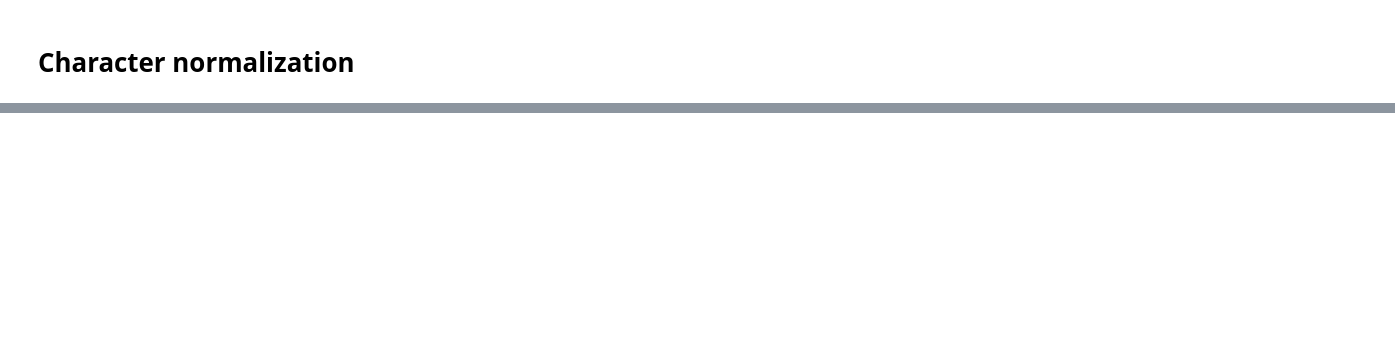
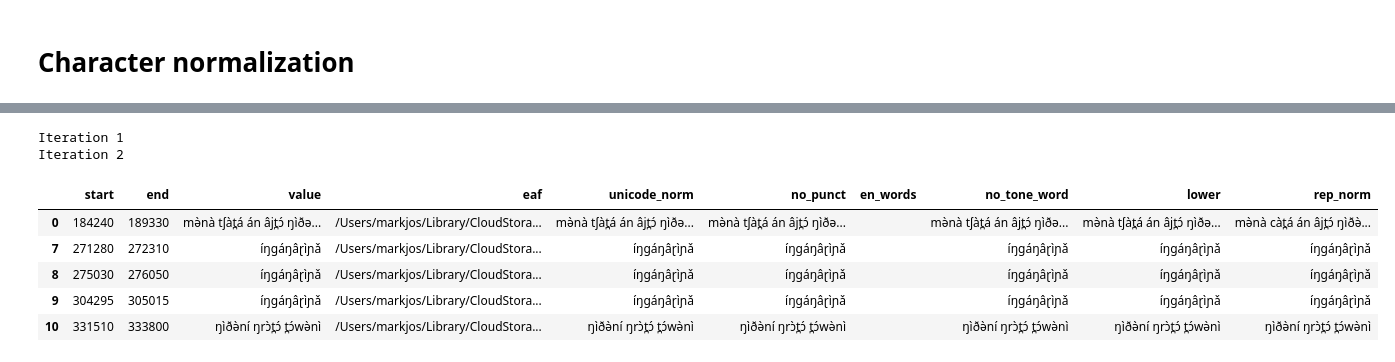
Before and after one commit to markjosims/malachor5, a Jupyter notebook: notebooks/tira_asr_dataset.ipynb, the cells around one changed output, grey strips where cells are left out. Drawn from its saved outputs; the diff is of its cells as text; code cells hidden in the pictures; blank space fills up the shorter version.

```diff
--- a/notebooks/tira_asr_dataset.ipynb
+++ b/notebooks/tira_asr_dataset.ipynb
@@ -212,3 +217,6 @@ df_noeng[df_noeng['no_tone_word'].apply(has_upper)]
 | 20316 | 1102611 | 1104727 | ŋnɔ̀nɔ́ Kúkù | /Users/markjos/Library/CloudStora... | ŋnɔ̀nɔ́ Kúkù | ŋnɔ̀nɔ́ Kúkù |  | ŋnɔ̀nɔ́ Kúkù |
 | 20324 | 1263610 | 1265059 | ŋáð Kúkû nɔ̀nà | /Users/markjos/Library/CloudStora... | ŋáð Kúkû nɔ̀nà | ŋáð Kúkû nɔ̀nà |  | ŋáð Kúkû nɔ̀nà |
 | 20325 | 1267190 | 1269206 | ŋǎð Kúkû nɔ̀nà | /Users/markjos/Library/CloudStora... | ŋǎð Kúkû nɔ̀nà | ŋǎð Kúkû nɔ̀nà |  | ŋǎð Kúkû nɔ̀nà |
+# %%
+df_noeng['lower']=df_noeng['no_tone_word'].apply(str.lower)
+df_noeng.head()
@@ -218,0 +349,22 @@ df_noeng[df_noeng['no_tone_word'].apply(has_upper)]
+# %%
+def make_reps(s):
+    for k, v in reps.items():
+        s = s.replace(k, v)
+    return s
+contains_rep_char = lambda s: any(c in reps.keys() for c in s)
+df_noeng['rep_norm'] = df_noeng['lower']
+i=0
+while True in df_noeng['rep_norm'].apply(contains_rep_char).value_counts():
+    i+=1
+    print("Iteration", i)
+    df_noeng['rep_norm']=df_noeng['rep_norm'].apply(make_reps)
+df_noeng.head()
+# %% [output]
+Iteration 1
+Iteration 2
+|  | start | end | value | eaf | unicode_norm | no_punct | en_words | no_tone_word | lower | rep_norm |
+| 0 | 184240 | 189330 | mə̀nà tʃàt̪á án âjt̪ɔ́ ŋìðə... | /Users/markjos/Library/CloudStora... | mə̀nà tʃàt̪á án âjt̪ɔ́ ŋìðə... | mə̀nà tʃàt̪á án âjt̪ɔ́ ŋìðə... |  | mə̀nà tʃàt̪á án âjt̪ɔ́ ŋìðə... | mə̀nà tʃàt̪á án âjt̪ɔ́ ŋìðə... | mə̀nà càt̪á án âjt̪ɔ́ ŋìðə̀... |
+| 7 | 271280 | 272310 | íŋgáŋâɽìɲǎ | /Users/markjos/Library/CloudStora... | íŋgáŋâɽìɲǎ | íŋgáŋâɽìɲǎ |  | íŋgáŋâɽìɲǎ | íŋgáŋâɽìɲǎ | íŋgáŋâɽìɲǎ |
+| 8 | 275030 | 276050 | íŋgáŋâɽìɲǎ | /Users/markjos/Library/CloudStora... | íŋgáŋâɽìɲǎ | íŋgáŋâɽìɲǎ |  | íŋgáŋâɽìɲǎ | íŋgáŋâɽìɲǎ | íŋgáŋâɽìɲǎ |
+| 9 | 304295 | 305015 | íŋgáŋâɽìɲǎ | /Users/markjos/Library/CloudStora... | íŋgáŋâɽìɲǎ | íŋgáŋâɽìɲǎ |  | íŋgáŋâɽìɲǎ | íŋgáŋâɽìɲǎ | íŋgáŋâɽìɲǎ |
+| 10 | 331510 | 333800 | ŋìðə̀ní ŋrɔ̀t̪ɔ́ t̪ɔ́wə̀nì | /Users/markjos/Library/CloudStora... | ŋìðə̀ní ŋrɔ̀t̪ɔ́ t̪ɔ́wə̀nì | ŋìðə̀ní ŋrɔ̀t̪ɔ́ t̪ɔ́wə̀nì |  | ŋìðə̀ní ŋrɔ̀t̪ɔ́ t̪ɔ́wə̀nì | ŋìðə̀ní ŋrɔ̀t̪ɔ́ t̪ɔ́wə̀nì | ŋìðə̀ní ŋrɔ̀t̪ɔ́ t̪ɔ́wə̀nì |
```
Also changed, not shown: parts of 6 cells of this notebook.
